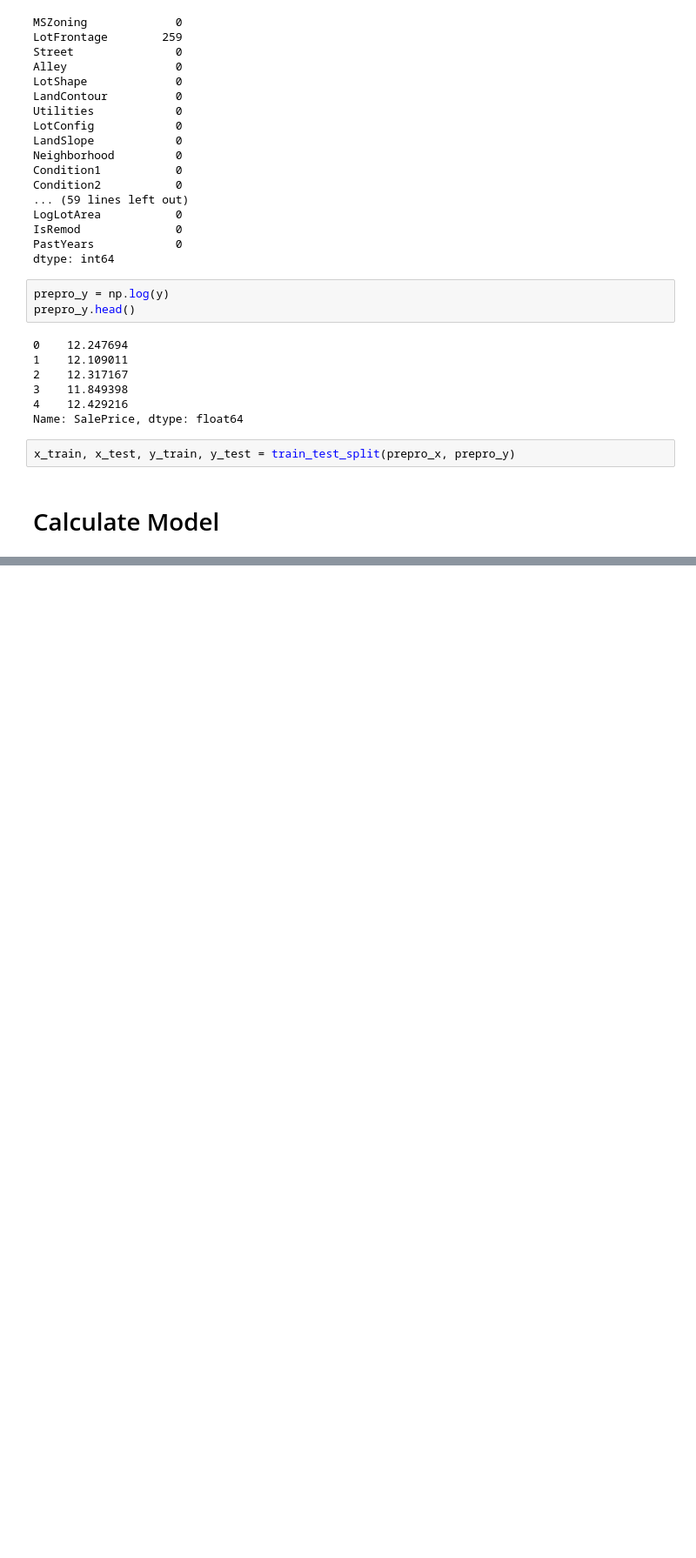
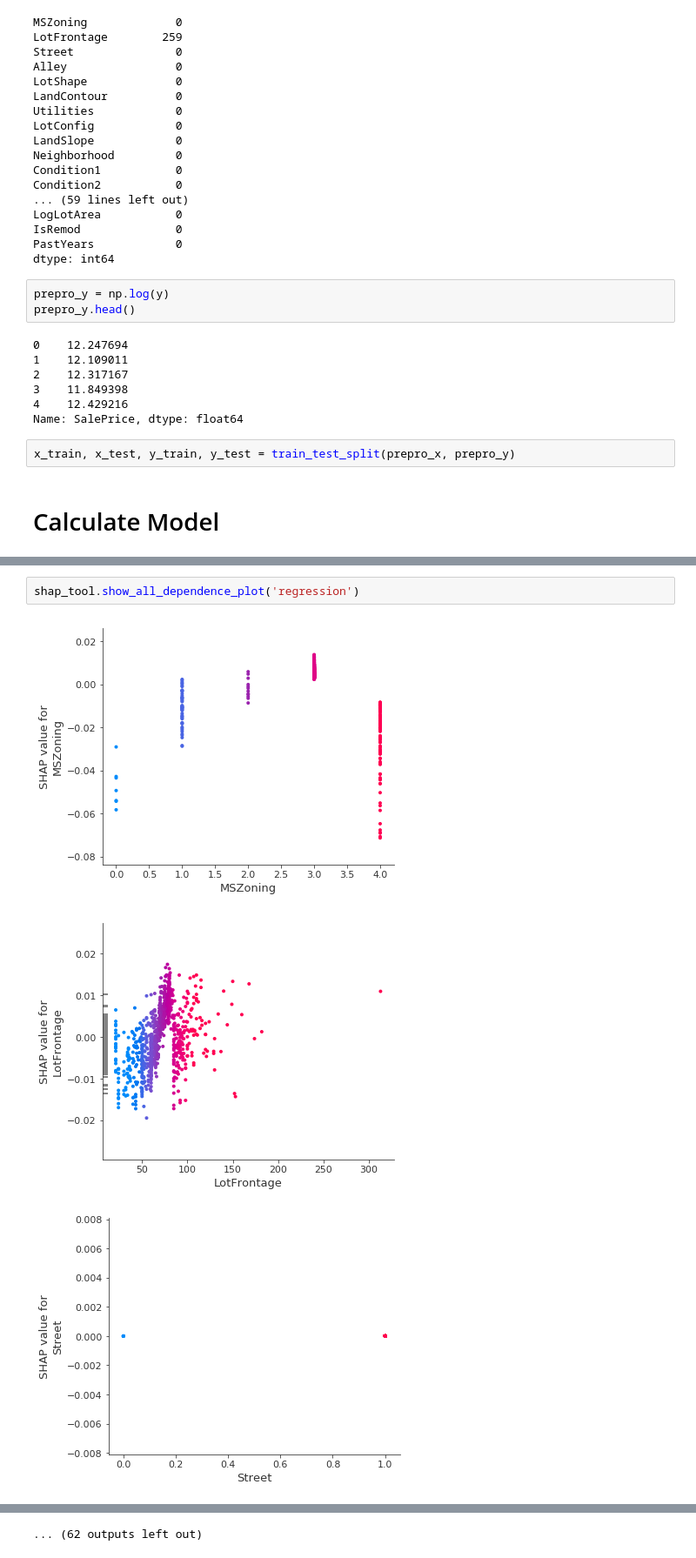
Before and after one commit to shotai07/kaggle_practice, a Jupyter notebook: house_prices_advanced_regression_techniques/src/house_price_calc_model_v1.ipynb, the cells around one changed output, grey strips where cells are left out. Shown at 87% size. Cells and saved outputs as stored; diff of their text form; blank space fills up the shorter version.

Commit message:
Add regression method and fix names classifier

```diff
--- a/house_prices_advanced_regression_techniques/src/house_price_calc_model_v1.ipynb
+++ b/house_prices_advanced_regression_techniques/src/house_price_calc_model_v1.ipynb
@@ -236,0 +247,6 @@ RMSE/MEAN: 0.0108
+# %%
+shap_tool.show_all_dependence_plot('regression')
+# %% [output]
+[figure, added]
+[figure, added]
+[figure, added]
@@ -236,0 +262 @@ RMSE/MEAN: 0.0108
+... (62 outputs left out)
```
Also changed, not shown: parts of 5 cells of this notebook, 2 other files.
